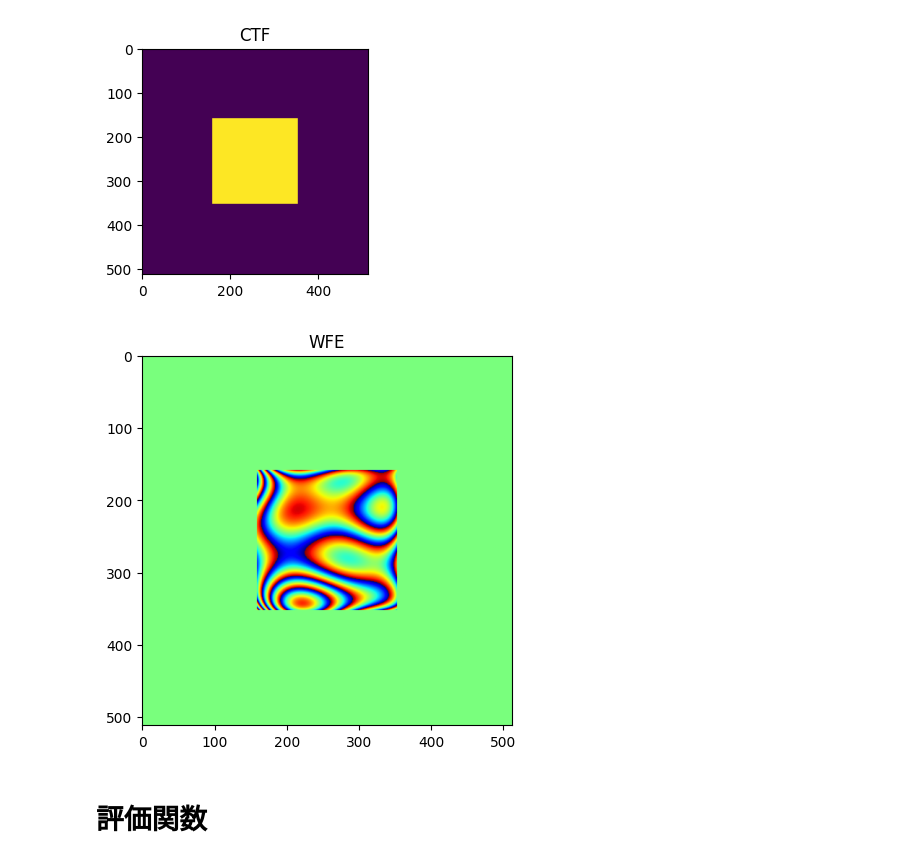
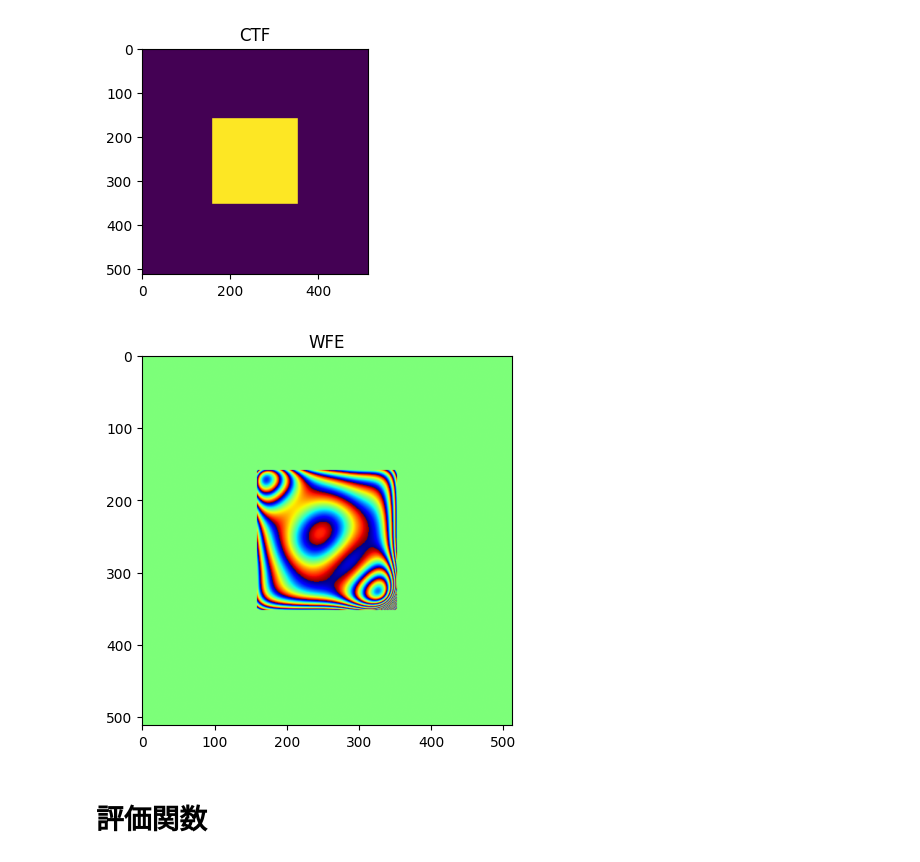
Before and after one commit to inagetsutomu/lab, a Jupyter notebook: SPGD.ipynb, the cells around one changed output. Saved outputs shown, nothing was run; the diff lists cells and outputs as text; code cells hidden in the pictures.

```diff
--- a/SPGD.ipynb
+++ b/SPGD.ipynb
@@ -474,33 +474,31 @@ aperture [pix] :  195
 # %%
 # Legendre波面作成用メッシュグリッド
 [x, y] = np.meshgrid(np.linspace(-1.0*n/aperture, 1.0*n/aperture, int(n)), np.linspace(-1.0*m/aperture, 1.0*m/aperture, int(m)))
 
 # Legendre多項式の基底関数
-B = legendreBasis2D(maxD, x, y)
-B = Legendre_basis(x,y)
+B = Legendre_basis_6(x, y)
+coef = [1]*28
 
 # 瞳関数の作成
 pupil = np.array(polyEval2D(coef, B)) * CTF
 pupil = (np.cos(pupil) + 1.0j*np.sin(pupil)) * CTF
 plt.title("WFE")
 plt.imshow(np.angle(pupil),cmap="jet")
 plt.show()
 
 # 平面波展開用メッシュグリッド（解析時）
 dfx = 1.0 / (pixel_size * m)
 dfy = 1.0 / (pixel_size * n)
 fx = np.arange(-m/2, m/2) * dfx
 fy = np.arange(-n/2, n/2) * dfy
 fx = tf.constant(fx, dtype=tf.float32)
 fy = tf.constant(fy, dtype=tf.float32)
 fx_mesh, fy_mesh = tf.meshgrid(fx, fy)
 fz2 = 1.0 / xlambda ** 2 - fx_mesh ** 2 - fy_mesh ** 2
 fz2 = tf.where(fz2 > 0.0, fz2, 0.0)
 fz = tf.sqrt(fz2)
-
-B = Legendre_basis_6(x, y)
 # %% [output]
-[figure, old version]
+[figure, new version]
 # %% [markdown]
 # 評価関数
 # %%
```
Also changed, not shown: parts of 4 cells of this notebook.
